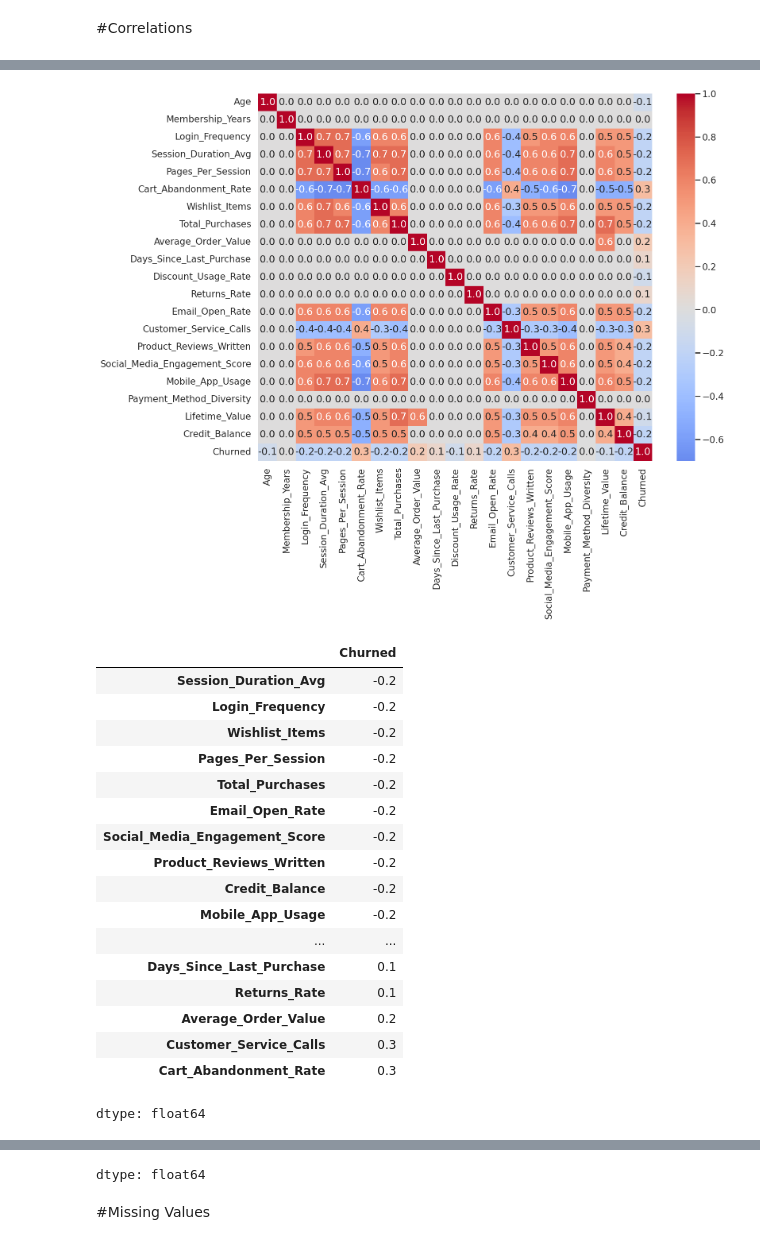
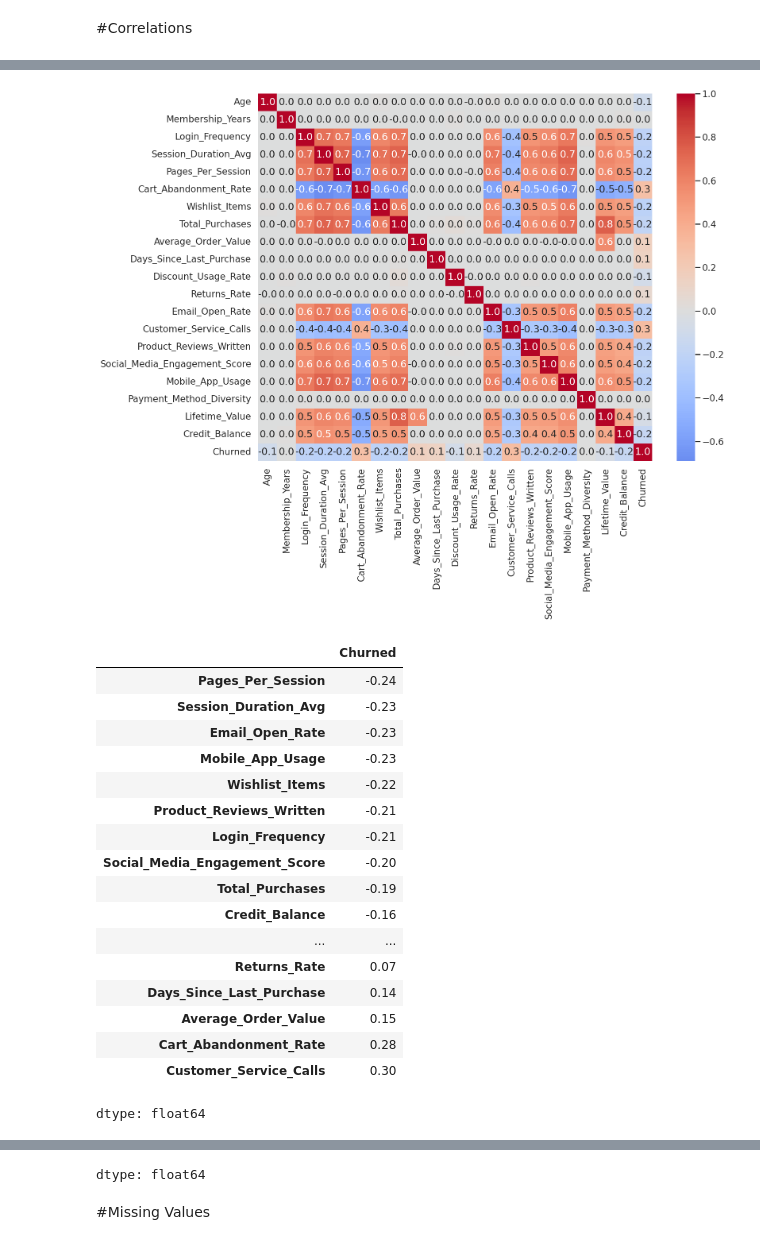
Before and after one commit to calumMcg/Customer-churn-retention-analysis, a Jupyter notebook: customer_churn_retention.ipynb, the cells around one changed output, grey strips where cells are left out. Saved outputs shown, nothing was run; the diff lists cells and outputs as text; code cells hidden in the pictures.

```diff
--- a/customer_churn_retention.ipynb
+++ b/customer_churn_retention.ipynb
@@ -357,35 +367,35 @@ From the data there seems to be no single feature with high correlation between
 # %%
 #Correlation Heatmap
-corr = df[cont_cols + [target_col]].corr(method='spearman').round(1) + 0
+corr = df[cont_cols + [target_col]].corr(method='spearman').round(2) + 0
 
 plt.figure(figsize=(16, 12))
 sns.heatmap(corr, annot=True, cmap='coolwarm', center=0, fmt=".1f")
 plt.show()
 
 #Correlations between Churned and Features
 display(corr[target_col].drop(target_col).sort_values())
 
 #Correlations between Features
 pairs = corr.where(np.triu(np.ones(corr.shape), k=1).astype(bool)).stack()
 display(pairs[pairs.abs() > 0.5].sort_values(key=abs, ascending=False))
 # %% [output]
-[figure, old version]
+[figure, new version]
 |  | Churned |
-| Session_Duration_Avg | -0.2 |
-| Login_Frequency | -0.2 |
-| Wishlist_Items | -0.2 |
-| Pages_Per_Session | -0.2 |
-| Total_Purchases | -0.2 |
-| Email_Open_Rate | -0.2 |
-| Social_Media_Engagement_Score | -0.2 |
-| Product_Reviews_Written | -0.2 |
-| Credit_Balance | -0.2 |
-| Mobile_App_Usage | -0.2 |
+| Pages_Per_Session | -0.24 |
+| Session_Duration_Avg | -0.23 |
+| Email_Open_Rate | -0.23 |
+| Mobile_App_Usage | -0.23 |
+| Wishlist_Items | -0.22 |
+| Product_Reviews_Written | -0.21 |
+| Login_Frequency | -0.21 |
+| Social_Media_Engagement_Score | -0.20 |
+| Total_Purchases | -0.19 |
+| Credit_Balance | -0.16 |
 | ... | ... |
-| Days_Since_Last_Purchase | 0.1 |
-| Returns_Rate | 0.1 |
-| Average_Order_Value | 0.2 |
-| Customer_Service_Calls | 0.3 |
-| Cart_Abandonment_Rate | 0.3 |
+| Returns_Rate | 0.07 |
+| Days_Since_Last_Purchase | 0.14 |
+| Average_Order_Value | 0.15 |
+| Cart_Abandonment_Rate | 0.28 |
+| Customer_Service_Calls | 0.30 |
 dtype: float64
 |  |  | 0 |
```
Also changed, not shown: parts of 18 cells of this notebook.
